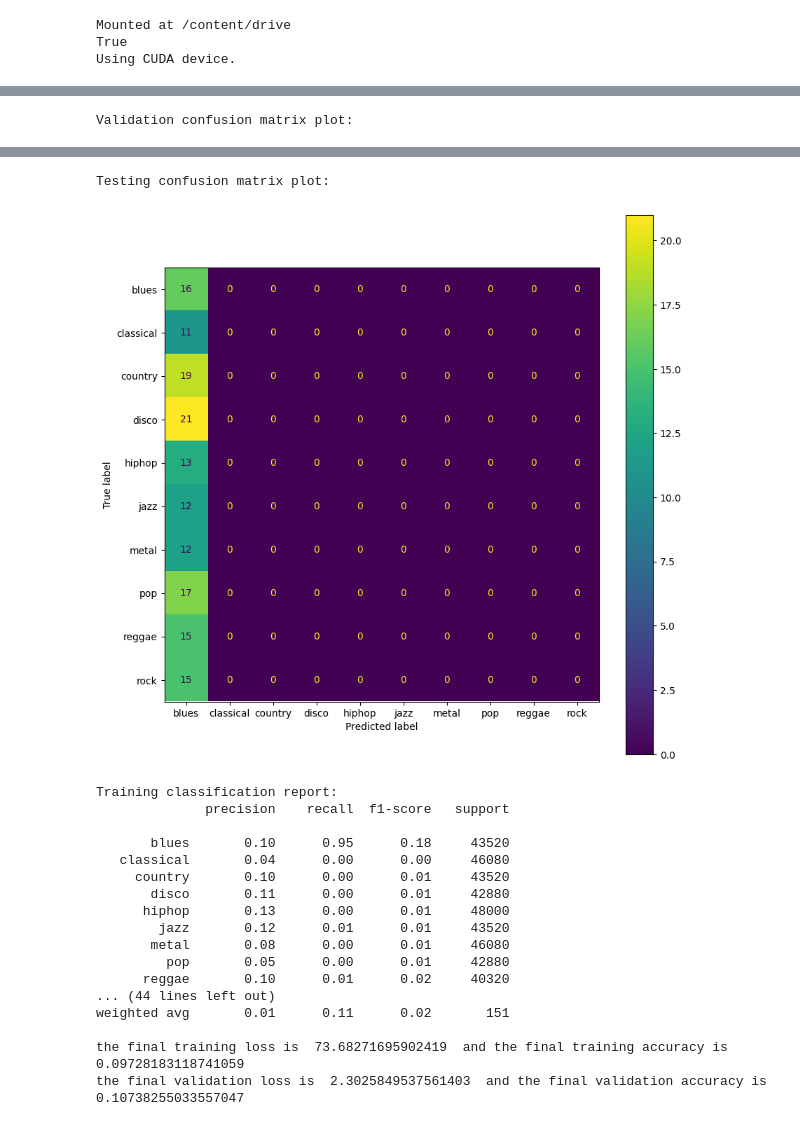
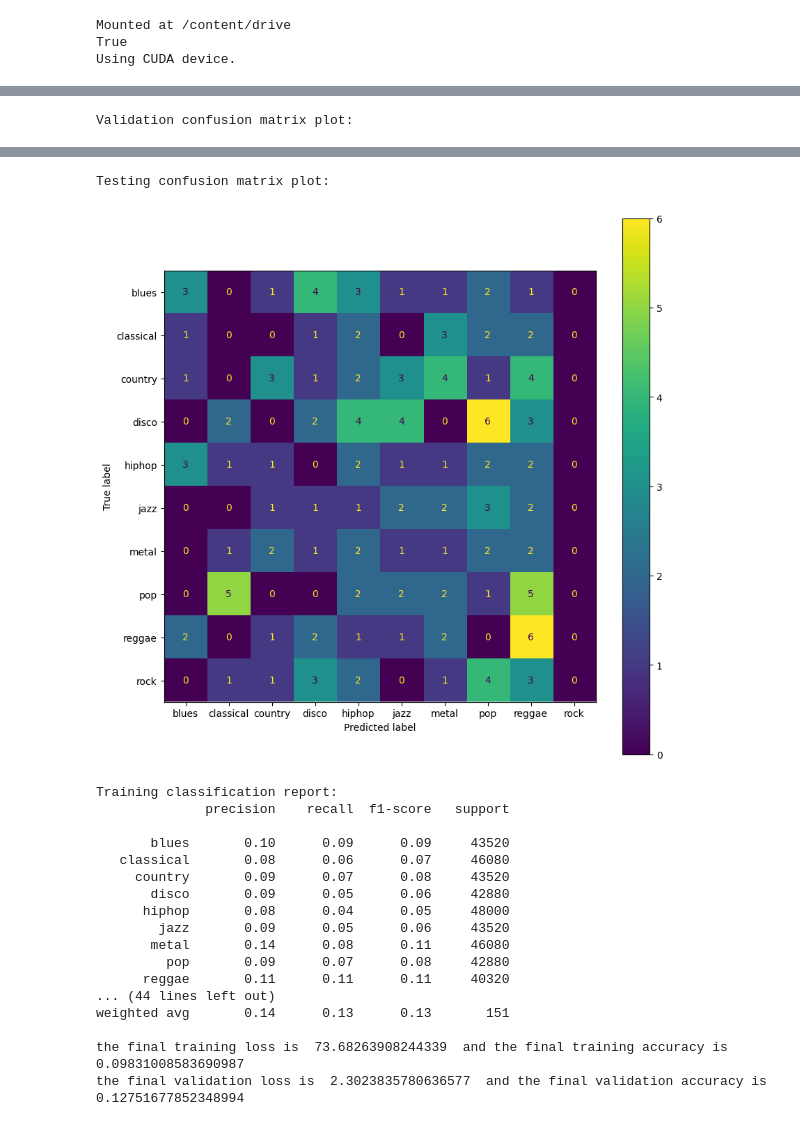
Before and after one commit to abhi4j/SpectrumTune, a Jupyter notebook: notebooks/TurningImagesIntoData.ipynb, the cells around one changed output, grey strips where cells are left out. Drawn from its saved outputs; the diff is of its cells as text; code cells hidden in the pictures.

```diff
--- a/notebooks/TurningImagesIntoData.ipynb
+++ b/notebooks/TurningImagesIntoData.ipynb
@@ -305,7 +305,7 @@ validationImageTransformations = ImageTransformationsValidationAndTest(validatio
 testImageTransformations = ImageTransformationsValidationAndTest(testDataset)
 
 # Create data loaders
-batchSize = 32
+batchSize = 64
 dataLoaderTrain = DataLoader(trainImageTransformations, batch_size = batchSize, shuffle = True)
 dataLoaderValidation = DataLoader(validationImageTransformations, batch_size = batchSize, shuffle = True)
 dataLoaderTest = DataLoader(testImageTransformations, batch_size = batchSize, shuffle = True)
@@ -395,8 +395,8 @@ class FirstModel(nn.Module):
     return data
 
 # Set learning rate and weight decay
-learningRateValue = 1
-weightDecay = 10
+learningRateValue = 0.0001
+weightDecay = 1
 
 # Set up model and put it on device
 firstModel = FirstModel()
@@ -710,20 +710,20 @@ Validation confusion matrix plot:
 Testing confusion matrix plot:
-[figure, old version]
+[figure, new version]
 Training classification report:
               precision    recall  f1-score   support
 
-       blues       0.10      0.95      0.18     43520
-   classical       0.04      0.00      0.00     46080
-     country       0.10      0.00      0.01     43520
-       disco       0.11      0.00      0.01     42880
-      hiphop       0.13      0.00      0.01     48000
-        jazz       0.12      0.01      0.01     43520
-       metal       0.08      0.00      0.01     46080
-         pop       0.05      0.00      0.01     42880
-      reggae       0.10      0.01      0.02     40320
+       blues       0.10      0.09      0.09     43520
+   classical       0.08      0.06      0.07     46080
+     country       0.09      0.07      0.08     43520
+       disco       0.09      0.05      0.06     42880
+      hiphop       0.08      0.04      0.05     48000
+        jazz       0.09      0.05      0.06     43520
+       metal       0.14      0.08      0.11     46080
+         pop       0.09      0.07      0.08     42880
+      reggae       0.11      0.11      0.11     40320
 ... (44 lines left out)
-weighted avg       0.01      0.11      0.02       151
+weighted avg       0.14      0.13      0.13       151
 
-the final training loss is  73.68271695902419  and the final training accuracy is  0.09728183118741059
-the final validation loss is  2.3025849537561403  and the final validation accuracy is  0.10738255033557047
+the final training loss is  73.68263908244339  and the final training accuracy is  0.09831008583690987
+the final validation loss is  2.3023835780636577  and the final validation accuracy is  0.12751677852348994
 [figure]
```
Also changed, not shown: parts of 1 cell of this notebook.
